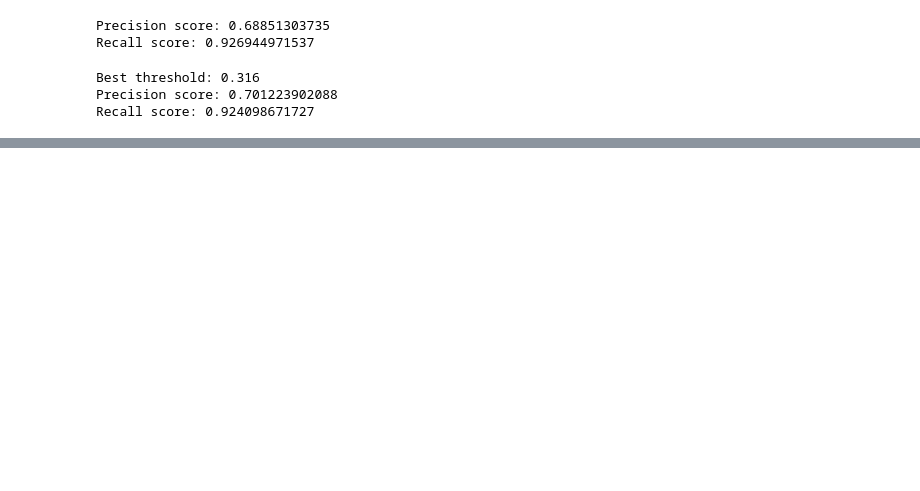
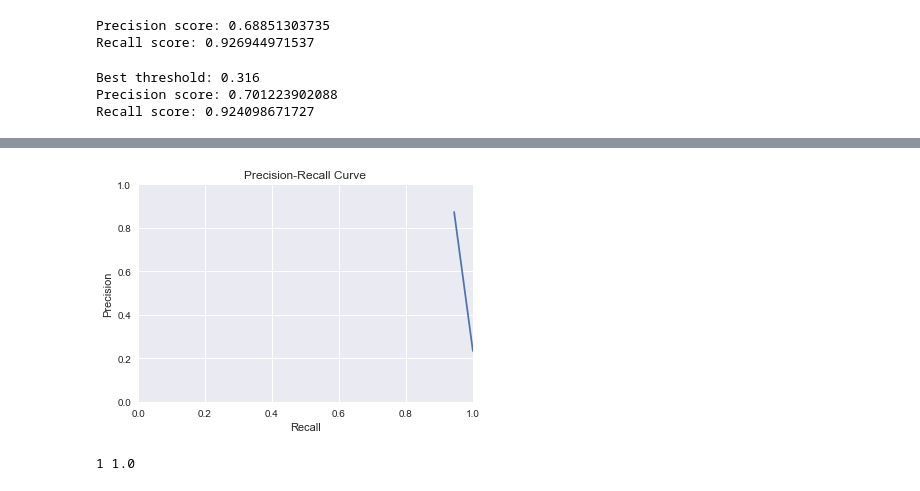
Before and after one commit to giancarlo-garbagnati/employeeretention-ml, a Jupyter notebook: python/employeeretention-py-01.ipynb, the cells around one changed output, grey strips where cells are left out. Drawn from its saved outputs; the diff is of its cells as text; code cells hidden in the pictures; blank space fills up the shorter version.

```diff
--- a/python/employeeretention-py-01.ipynb
+++ b/python/employeeretention-py-01.ipynb
@@ -626,0 +678,30 @@ So we'll p
+# %%
+# Precision-Recall Curve
+prec, recall, thresholds = precision_recall_curve(y_test, y_predproba_knn02)
+plt.plot(recall[0:-1], prec[0:-1])
+plt.title('Precision-Recall Curve')
+plt.xlabel('Recall')
+plt.ylabel('Precision')
+plt.xlim(0,1)
+plt.ylim(0,1);
+# %% [output]
+[figure, added]
+# %%
+best_k = 1
+best_acc = 0.5
+
+for i in range(20):
+    k = i+1
+
+    knnk = KNeighborsClassifier(n_neighbors=k)
+
+    current = cross_val_score(knnk, X, y, cv=10, scoring='accuracy')
+    current = current.max()
+
+    if current > best_acc:
+        best_acc = current
+        best_k = k
+
+print(best_k, best_acc)
+# %% [output]
+1 1.0
```
Also changed, not shown: parts of 23 cells of this notebook.
